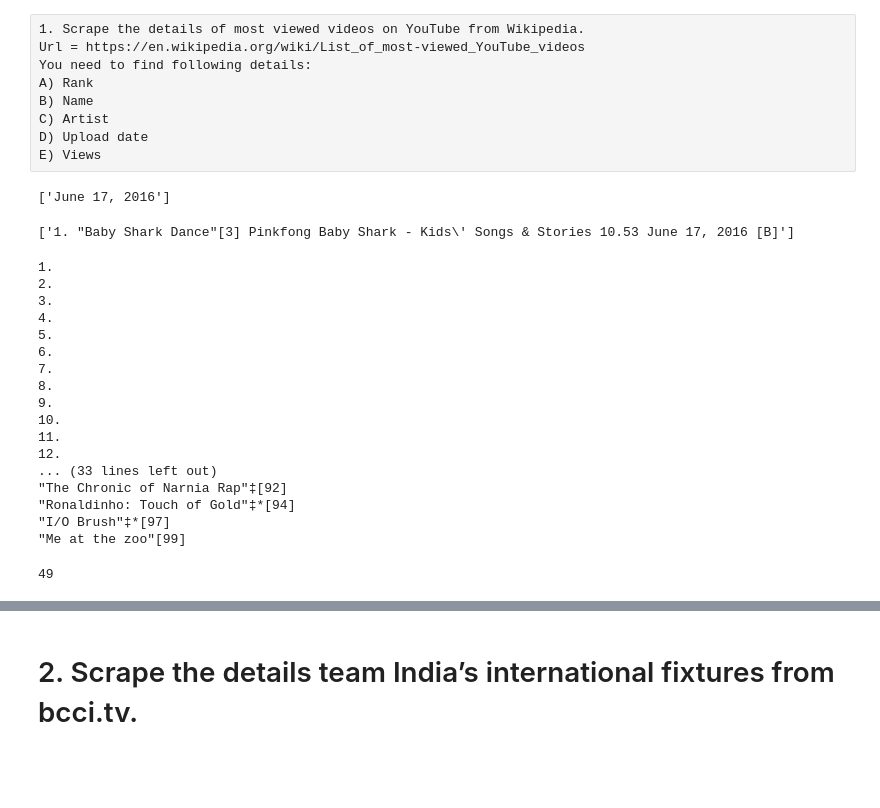
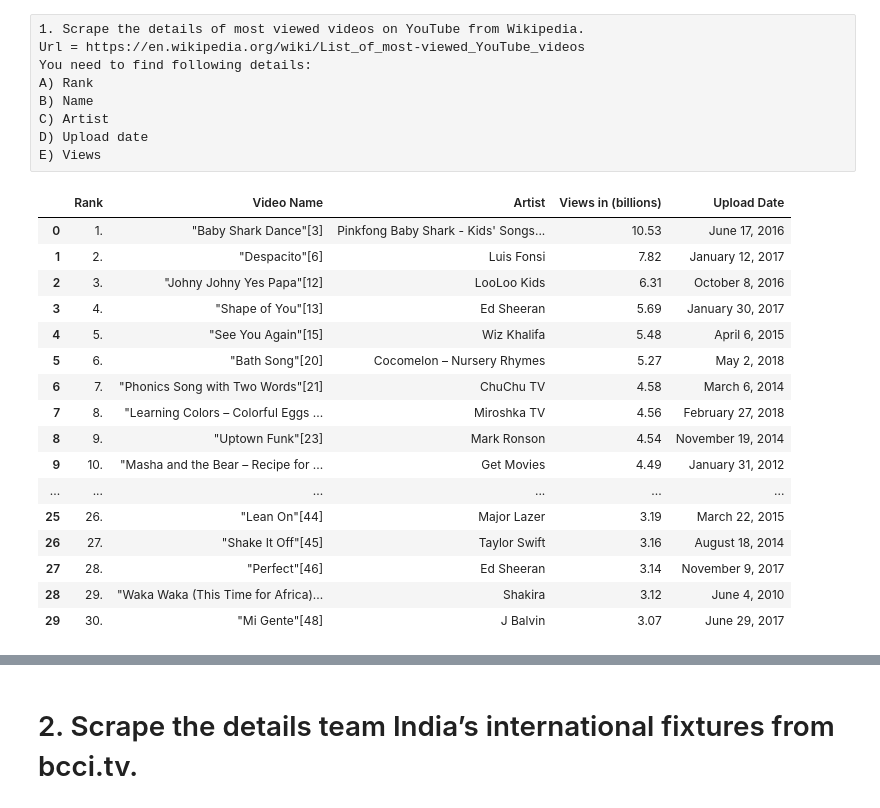
Before and after one commit to mohittomar2008/Internship, a Jupyter notebook: Web Scraping Assignment-4.ipynb, the cells around one changed output, grey strips where cells are left out. Saved outputs shown, nothing was run; the diff lists cells and outputs as text; code cells hidden in the pictures; blank space fills up the shorter version.

```diff
--- a/Web Scraping Assignment-4.ipynb
+++ b/Web Scraping Assignment-4.ipynb
@@ -31,7 +31,7 @@ import time
 # %%
 # lets connect to driver
 
-driver= webdriver.Chrome(r'C:\Users\Administrator\Data Science\WebScrapping\chromedriver.exe')
+driver= webdriver.Chrome(r'C:\Users\Bank of America\Downloads\chromedriver_win32\chromedriver.exe')
 driver.maximize_window()
 
 url='https://en.wikipedia.org/wiki/List_of_most-viewed_YouTube_videos'
@@ -41,36 +39,46 @@ table=driver.find_element_by_xpath('//table[@class="wikitable sortable jquery-ta
-# %%
-table.text.split('\n')
-# %% [output]
-['June 17, 2016']
-# %%
-table=driver.find_element_by_xpath('//table[@class="wikitable sortable jquery-tablesorter"]/tbody/tr[1]')
-table.text.split('\n')
-# %% [output]
-['1. "Baby Shark Dance"[3] Pinkfong Baby Shark - Kids\' Songs & Stories 10.53 June 17, 2016 [B]']
 # %%
+no=[]
+video_name=[]
+uploader=[]
+views=[]
+upload_date=[]
+
 table=driver.find_elements_by_xpath('//table[@class="wikitable sortable jquery-tablesorter"]/tbody/tr/td[1]')
-len(table)
-for i in table:
-    print(i.text)
+for i in table[:30]:
+    no.append(i.text)
+
+table=driver.find_elements_by_xpath('//table[@class="wikitable sortable jquery-tablesorter"]/tbody/tr/td[2]')
+for i in table[:30]:
+    video_name.append(i.text)
+
+table=driver.find_elements_by_xpath('//table[@class="wikitable sortable jquery-tablesorter"]/tbody/tr/td[3]')
+for i in table[:30]:
+    uploader.append(i.text)
+
+table=driver.find_elements_by_xpath('//table[@class="wikitable sortable jquery-tablesorter"]/tbody/tr/td[4]')
+for i in table[:30]:
+    views.append(i.text)
+
+table=driver.find_elements_by_xpath('//table[@class="wikitable sortable jquery-tablesorter"]/tbody/tr/td[5]')
+for i in table[:30]:
+    upload_date.append(i.text)
+
+pd.DataFrame({'Rank':no,'Video Name':video_name,'Artist':uploader,'Views in (billions)':views,'Upload Date':upload_date})
 # %% [output]
-1.
-2.
-3.
-4.
-5.
-6.
-7.
-8.
-9.
-10.
-11.
-12.
-... (33 lines left out)
-"The Chronic of Narnia Rap"‡[92]
-"Ronaldinho: Touch of Gold"‡*[94]
-"I/O Brush"‡*[97]
-"Me at the zoo"[99]
+|  | Rank | Video Name | Artist | Views in (billions) | Upload Date |
+| 0 | 1. | "Baby Shark Dance"[3] | Pinkfong Baby Shark - Kids' Songs... | 10.53 | June 17, 2016 |
+| 1 | 2. | "Despacito"[6] | Luis Fonsi | 7.82 | January 12, 2017 |
+| 2 | 3. | "Johny Johny Yes Papa"[12] | LooLoo Kids | 6.31 | October 8, 2016 |
+| 3 | 4. | "Shape of You"[13] | Ed Sheeran | 5.69 | January 30, 2017 |
+| 4 | 5. | "See You Again"[15] | Wiz Khalifa | 5.48 | April 6, 2015 |
+| 5 | 6. | "Bath Song"[20] | Cocomelon – Nursery Rhymes | 5.27 | May 2, 2018 |
+| 6 | 7. | "Phonics Song with Two Words"[21] | ChuChu TV | 4.58 | March 6, 2014 |
+| 7 | 8. | "Learning Colors – Colorful Eggs ... | Miroshka TV | 4.56 | February 27, 2018 |
+| 8 | 9. | "Uptown Funk"[23] | Mark Ronson | 4.54 | November 19, 2014 |
+| 9 | 10. | "Masha and the Bear – Recipe for ... | Get Movies | 4.49 | January 31, 2012 |
+| ... | ... | ... | ... | ... | ... |
+| 25 | 26. | "Lean On"[44] | Major Lazer | 3.19 | March 22, 2015 |
+| 26 | 27. | "Shake It Off"[45] | Taylor Swift | 3.16 | August 18, 2014 |
+| 27 | 28. | "Perfect"[46] | Ed Sheeran | 3.14 | November 9, 2017 |
+| 28 | 29. | "Waka Waka (This Time for Africa)... | Shakira | 3.12 | June 4, 2010 |
+| 29 | 30. | "Mi Gente"[48] | J Balvin | 3.07 | June 29, 2017 |
-# %%
-len(table)
-# %% [output]
-49
```
Also changed, not shown: parts of 47 cells of this notebook.
